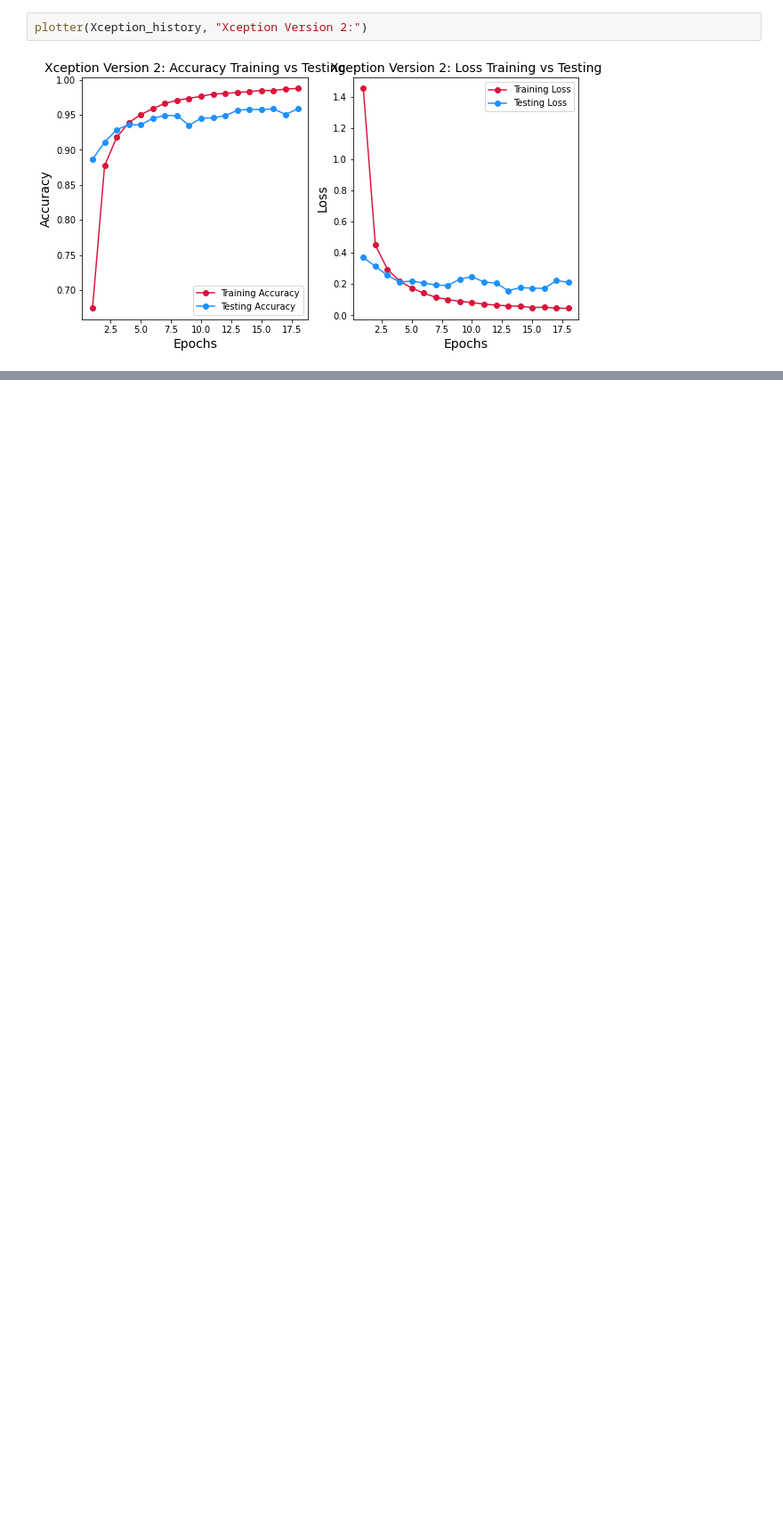
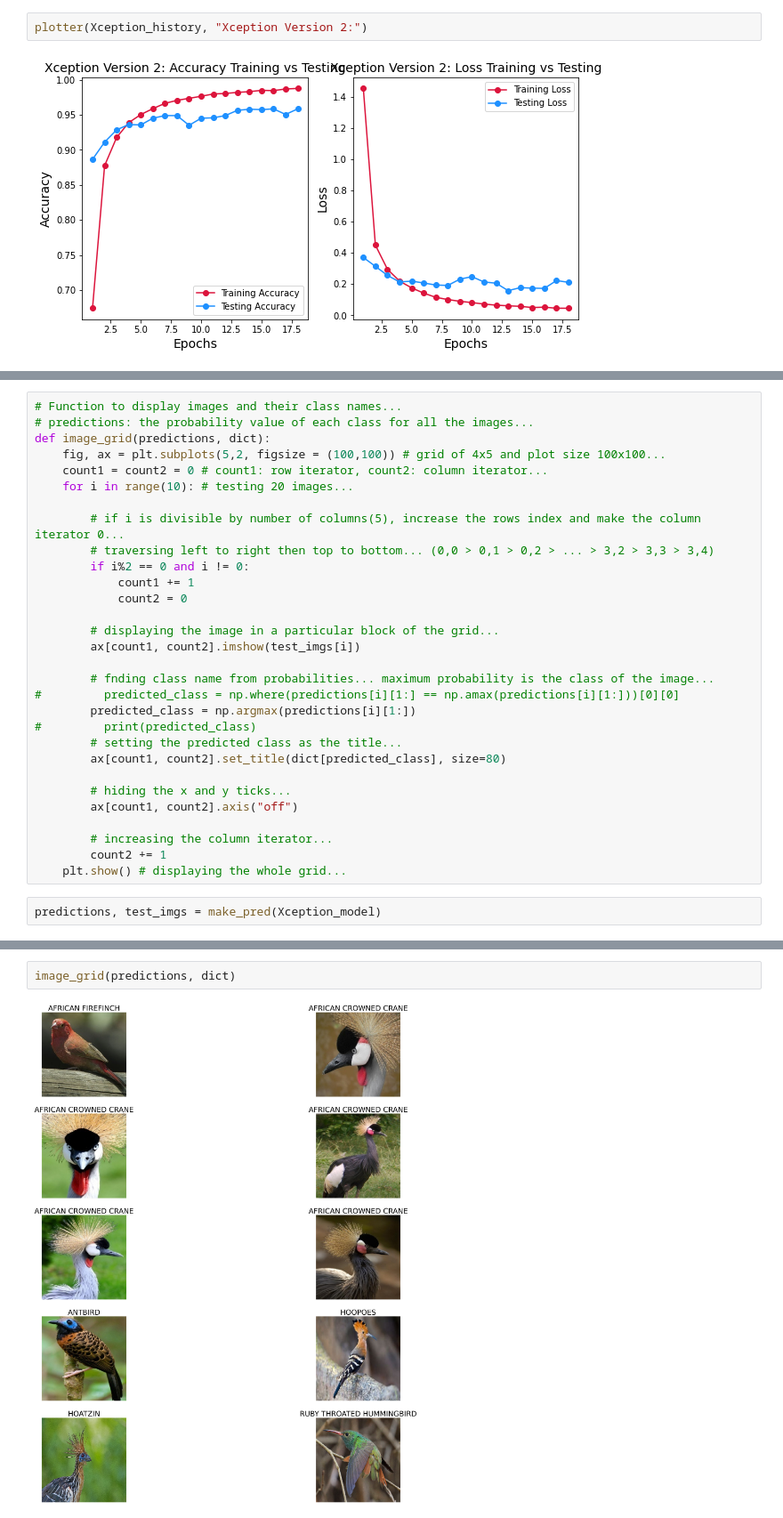
Before and after one commit to roshan-pandey/Bird_Classification, a Jupyter notebook: src/Bird_Classification.ipynb, the cells around one changed output, grey strips where cells are left out. Shown at 89% size. Saved outputs shown, nothing was run; the diff lists cells and outputs as text; blank space fills up the shorter version.

```diff
--- a/src/Bird_Classification.ipynb
+++ b/src/Bird_Classification.ipynb
@@ -393,0 +490,32 @@ Xception_model.evaluate(test_generator)
+# %%
+# Function to display images and their class names...
+# predictions: the probability value of each class for all the images...
+def image_grid(predictions, dict):
+    fig, ax = plt.subplots(5,2, figsize = (100,100)) # grid of 4x5 and plot size 100x100...
+    count1 = count2 = 0 # count1: row iterator, count2: column iterator...
+    for i in range(10): # testing 20 images...
+
+        # if i is divisible by number of columns(5), increase the rows index and make the column iterator 0...
+        # traversing left to right then top to bottom... (0,0 > 0,1 > 0,2 > ... > 3,2 > 3,3 > 3,4)
+        if i%2 == 0 and i != 0:
+            count1 += 1
+            count2 = 0
+
+        # displaying the image in a particular block of the grid...
+        ax[count1, count2].imshow(test_imgs[i])
+
+        # fnding class name from probabilities... maximum probability is the class of the image...
+#         predicted_class = np.where(predictions[i][1:] == np.amax(predictions[i][1:]))[0][0]
+        predicted_class = np.argmax(predictions[i][1:])
+#         print(predicted_class)
+        # setting the predicted class as the title...
+        ax[count1, count2].set_title(dict[predicted_class], size=80)
+
+        # hiding the x and y ticks...
+        ax[count1, count2].axis("off")
+
+        # increasing the column iterator...
+        count2 += 1
+    plt.show() # displaying the whole grid...
+# %%
+predictions, test_imgs = make_pred(Xception_model)
@@ -393,0 +524,4 @@ Xception_model.evaluate(test_generator)
+# %%
+image_grid(predictions, dict)
+# %% [output]
+[figure, added]
```
Also changed, not shown: parts of 26 cells of this notebook.
